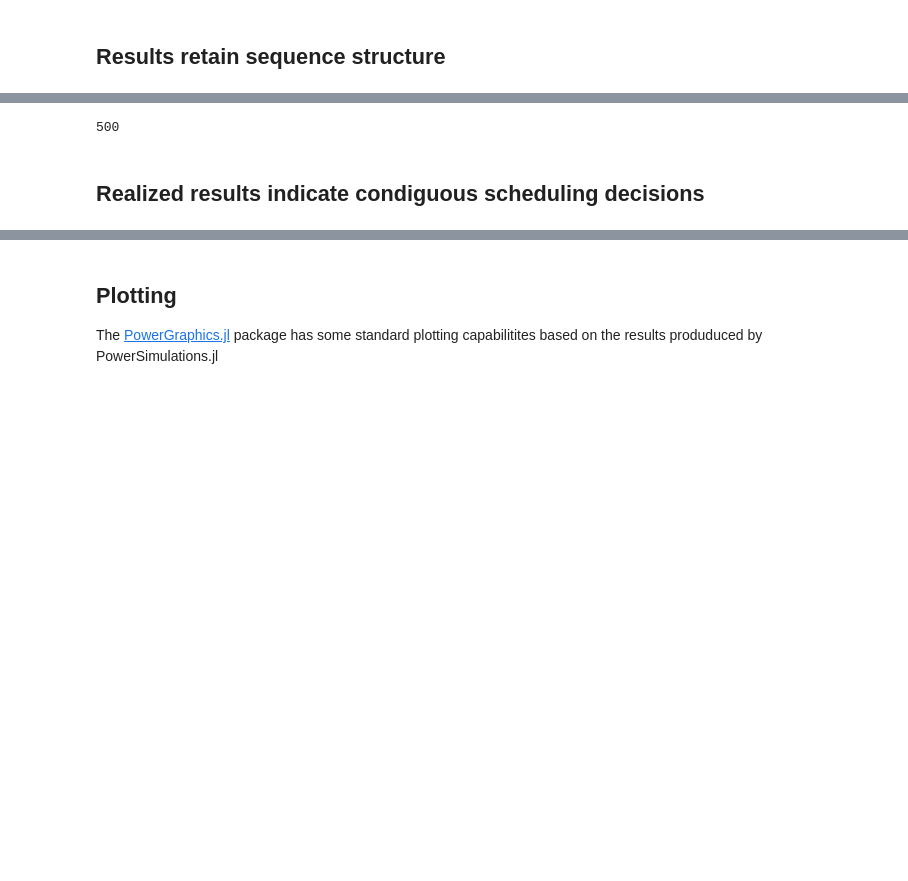
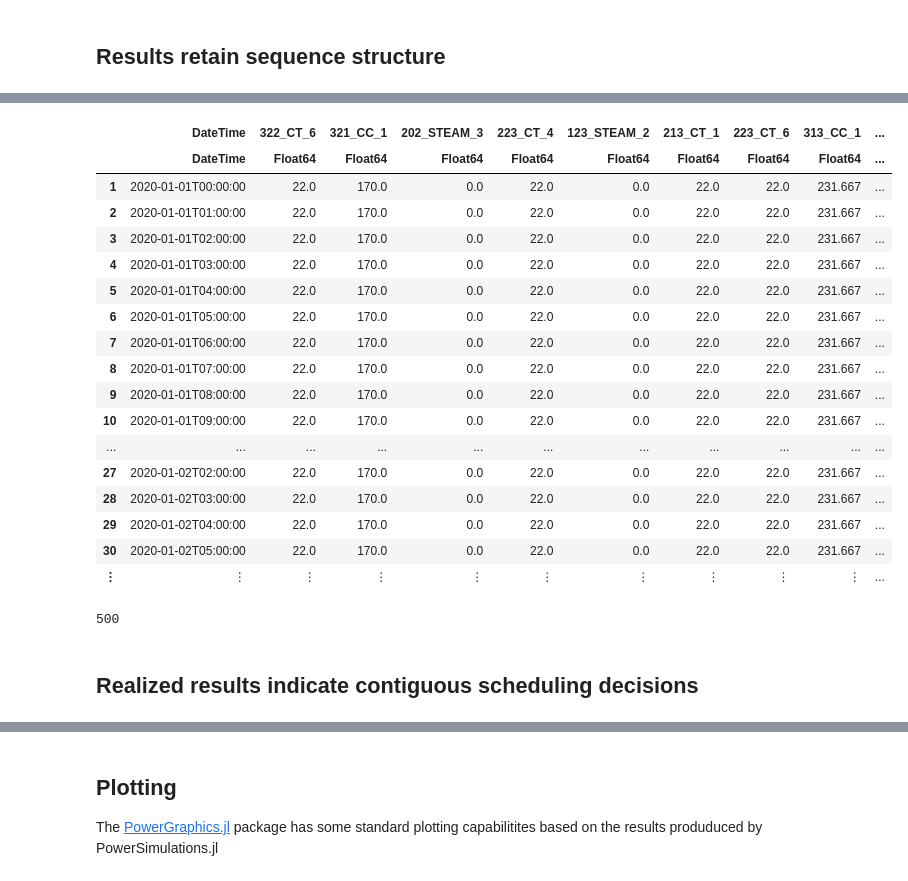
Before and after one commit to NREL-Sienna/PCM-Demo-Presentation, a Jupyter notebook: SIIP-PCM-Demo.ipynb, the cells around one changed output, grey strips where cells are left out. Saved outputs shown, nothing was run; the diff lists cells and outputs as text; code cells hidden in the pictures; blank space fills up the shorter version.

```diff
--- a/SIIP-PCM-Demo.ipynb
+++ b/SIIP-PCM-Demo.ipynb
@@ -385,5 +385,5 @@ list_variable_names(uc_results)
 # %% [markdown]
 ## Results retain sequence structure
 # %%
-read_variable(uc_results, "ActivePowerVariable__ThermalStandard")#[DateTime("2020-01-01T00:00:00")]
+read_variable(uc_results, "ActivePowerVariable__ThermalStandard")[DateTime("2020-01-01T00:00:00")]
 # %% [output]
@@ -393,9 +391,27 @@ DataStructures.SortedDict{DateTime, DataFrames.DataFrame, Base.Order.ForwardOrde
+|  | DateTime | 322_CT_6 | 321_CC_1 | 202_STEAM_3 | 223_CT_4 | 123_STEAM_2 | 213_CT_1 | 223_CT_6 | 313_CC_1 | ... |
+|  | DateTime | Float64 | Float64 | Float64 | Float64 | Float64 | Float64 | Float64 | Float64 | ... |
+| 1 | 2020-01-01T00:00:00 | 22.0 | 170.0 | 0.0 | 22.0 | 0.0 | 22.0 | 22.0 | 231.667 | ... |
+| 2 | 2020-01-01T01:00:00 | 22.0 | 170.0 | 0.0 | 22.0 | 0.0 | 22.0 | 22.0 | 231.667 | ... |
+| 3 | 2020-01-01T02:00:00 | 22.0 | 170.0 | 0.0 | 22.0 | 0.0 | 22.0 | 22.0 | 231.667 | ... |
+| 4 | 2020-01-01T03:00:00 | 22.0 | 170.0 | 0.0 | 22.0 | 0.0 | 22.0 | 22.0 | 231.667 | ... |
+| 5 | 2020-01-01T04:00:00 | 22.0 | 170.0 | 0.0 | 22.0 | 0.0 | 22.0 | 22.0 | 231.667 | ... |
+| 6 | 2020-01-01T05:00:00 | 22.0 | 170.0 | 0.0 | 22.0 | 0.0 | 22.0 | 22.0 | 231.667 | ... |
+| 7 | 2020-01-01T06:00:00 | 22.0 | 170.0 | 0.0 | 22.0 | 0.0 | 22.0 | 22.0 | 231.667 | ... |
+| 8 | 2020-01-01T07:00:00 | 22.0 | 170.0 | 0.0 | 22.0 | 0.0 | 22.0 | 22.0 | 231.667 | ... |
+| 9 | 2020-01-01T08:00:00 | 22.0 | 170.0 | 0.0 | 22.0 | 0.0 | 22.0 | 22.0 | 231.667 | ... |
+| 10 | 2020-01-01T09:00:00 | 22.0 | 170.0 | 0.0 | 22.0 | 0.0 | 22.0 | 22.0 | 231.667 | ... |
+| ... | ... | ... | ... | ... | ... | ... | ... | ... | ... | ... |
+| 27 | 2020-01-02T02:00:00 | 22.0 | 170.0 | 0.0 | 22.0 | 0.0 | 22.0 | 22.0 | 231.667 | ... |
+| 28 | 2020-01-02T03:00:00 | 22.0 | 170.0 | 0.0 | 22.0 | 0.0 | 22.0 | 22.0 | 231.667 | ... |
+| 29 | 2020-01-02T04:00:00 | 22.0 | 170.0 | 0.0 | 22.0 | 0.0 | 22.0 | 22.0 | 231.667 | ... |
+| 30 | 2020-01-02T05:00:00 | 22.0 | 170.0 | 0.0 | 22.0 | 0.0 | 22.0 | 22.0 | 231.667 | ... |
+| ⋮ | ⋮ | ⋮ | ⋮ | ⋮ | ⋮ | ⋮ | ⋮ | ⋮ | ⋮ | ... |
 # %%
 ENV["COLUMNS"] = 500
 # %% [output]
 500
 # %% [markdown]
-## Realized results indicate condiguous scheduling decisions
+## Realized results indicate contiguous scheduling decisions
 # %%
 x = read_realized_variable(uc_results, "ActivePowerVariable__ThermalStandard")
 # %% [output]
```
Also changed, not shown: parts of 5 cells of this notebook.
